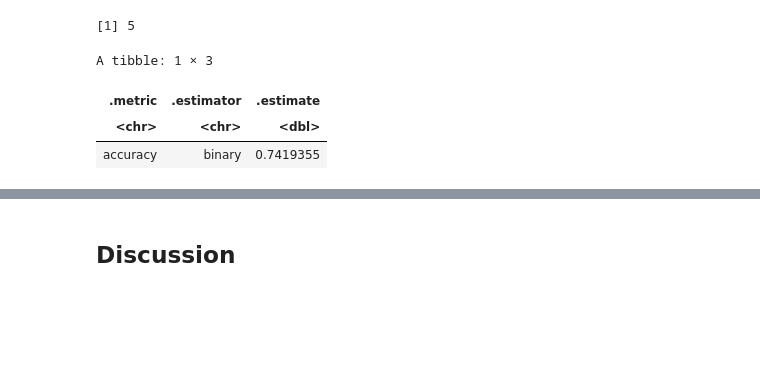
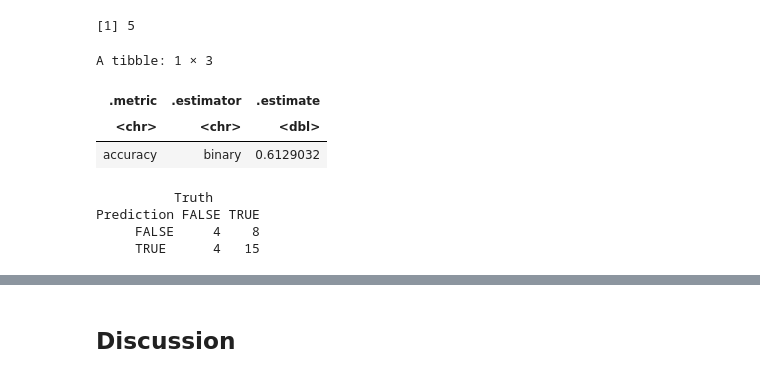
Before and after one commit to skylv777/dsci100_group_project, a Jupyter notebook: group_project.ipynb, the cells around one changed output, grey strips where cells are left out. Cells and saved outputs as stored; diff of their text form; code cells hidden in the pictures; blank space fills up the shorter version.

```diff
--- a/group_project.ipynb
+++ b/group_project.ipynb
@@ -245,7 +245,8 @@ The ratio between subscription status varies slightly by experience level but th
 ### Data Analysis
 # %%
 #setting seed for reproducibility
-set.seed(1)
+library(themis)
+set.seed(6)
 combined_data_fct <- mutate(combined_data, subscribe = as_factor(subscribe)) |>
         drop_na()
 
@@ -256,6 +257,7 @@ videogame_test <- testing(videogame_split)
 
 #creating recipe
 videogame_recipe <- recipe(subscribe ~ Age + played_hours + average_session_length, data = videogame_train) |>
+        step_upsample(subscribe, over_ratio = 1) |>
         step_scale(all_predictors()) |>
         step_center(all_predictors())
 
@@ -291,14 +293,21 @@ videogame_wkfl <- workflow() |>
 # %%
 videogame_predict <-predict(videogame_wkfl, videogame_test) |>
         bind_cols(videogame_test)
 
 videogame_predict_accuracy <- videogame_predict |>
         metrics(truth = subscribe, estimate = .pred_class) |>
         filter(.metric == "accuracy")
+conf_mat<- videogame_predict|>
+    conf_mat(truth = subscribe, estimate = .pred_class)
 
 videogame_predict_accuracy
+conf_mat
 # %% [output]
 A tibble: 1 × 3
 | .metric | .estimator | .estimate |
 | <chr> | <chr> | <dbl> |
-| accuracy | binary | 0.7419355 |
+| accuracy | binary | 0.6129032 |
+          Truth
+Prediction FALSE TRUE
+     FALSE     4    8
+     TRUE      4   15
```
Also changed, not shown: parts of 5 cells of this notebook.
